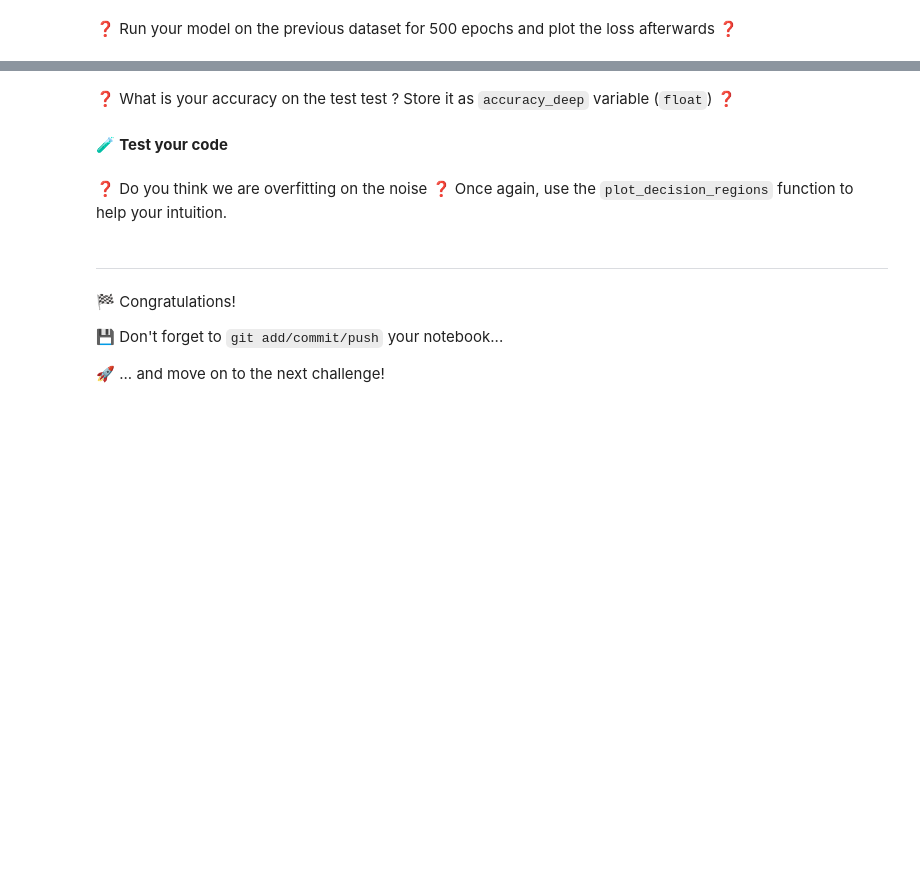
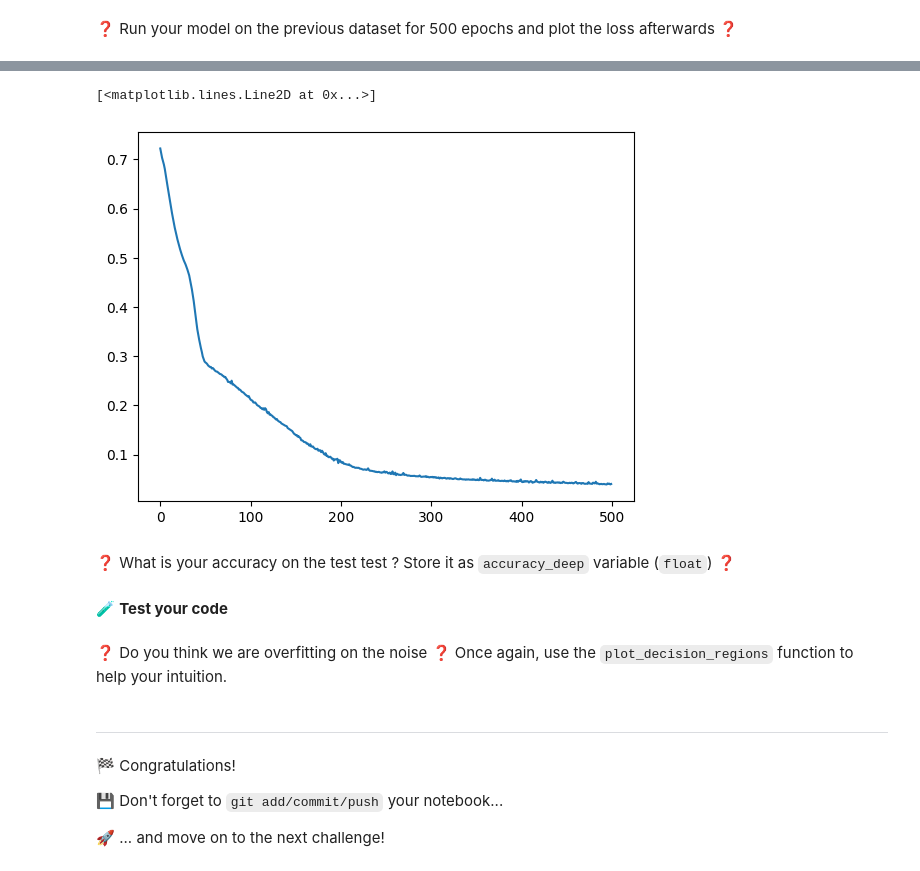
Before and after one commit to ParissaPeimaniyfard/data-your-first-neural-network, a Jupyter notebook: your_first_neural_network.ipynb, the cells around one changed output, grey strips where cells are left out. Cells and saved outputs as stored; diff of their text form; code cells hidden in the pictures; blank space fills up the shorter version.

```diff
--- a/your_first_neural_network.ipynb
+++ b/your_first_neural_network.ipynb
@@ -317,7 +371,11 @@ def initialize_model_2():
     #  1 - Model architecture   #
     #############################
 
-    pass  # YOUR CODE HERE
+    model= Sequential()
+    model.add(layers.Dense(20, activation='relu', input_dim= 2))
+    model.add(layers.Dense(10, activation='relu'))
+    model.add(layers.Dense(5, activation='relu'))
+    model.add(layers.Dense(1, activation='sigmoid'))
 
     #############################
     #  2 - Optimization Method  #
@@ -339,0 +414,2 @@ model = initialize_model_2()
+# %%
+hist_3= model.fit(X_train, y_train, batch_size=10, epochs=500)
@@ -340,2 +434,7 @@ model = initialize_model_2()
+# %%
+plt.plot(hist_3.history['loss'])
+# %% [output]
+[<matplotlib.lines.Line2D at 0x...>]
+[figure, added]
 # %% [markdown]
 ❓ What is your accuracy on the test test ? Store it as `accuracy_deep` variable (`float`) ❓
```
Also changed, not shown: parts of 20 cells of this notebook, 1 other file.
